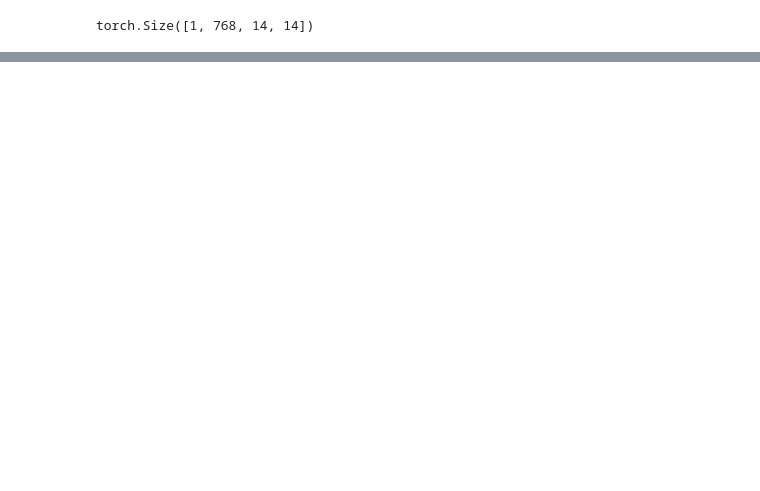
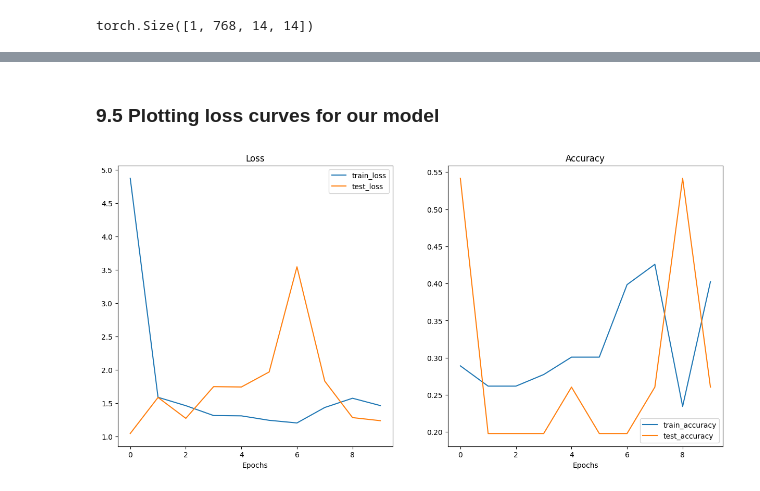
Before and after one commit to VanLinLin/PyTorch-for-Deep-Learning-Bootcamp, a Jupyter notebook: 08_pytorch_paper_replicating.ipynb, the cells around one changed output, grey strips where cells are left out. Drawn from its saved outputs; the diff is of its cells as text; code cells hidden in the pictures; blank space fills up the shorter version.

```diff
--- a/08_pytorch_paper_replicating.ipynb
+++ b/08_pytorch_paper_replicating.ipynb
@@ -373,0 +1078,11 @@ torch.Size([1, 768, 14, 14])
+# %%
+set_seeds()
+
+# Create a random image tensor with same shape as a single image
+random_image_tensor = torch.randn(1, 3, 224, 224)
+
+# Create an instance of ViT with the number of classes we're working with (pizza, steak and susui)
+vit = ViT(num_classes=len(class_names))
+
+# Pass the random image tensor to our ViT instance
+vit(random_image_tensor)
@@ -373,0 +1137,21 @@ torch.Size([1, 768, 14, 14])
+# %%
+from going_modular import engine
+
+
+set_seeds()
+
+optimizer = torch.optim.Adam(params=vit.parameters(),
+                             lr=1e-3,
+                             betas=(.9, .999),
+                             weight_decay=.1)
+
+loss_fn = torch.nn.CrossEntropyLoss()
+
+
+results = engine.train(model=vit.to(device),
+                       train_dataloader=train_dataloader,
+                       test_dataloader=test_dataloader,
+                       optimizer=optimizer,
+                       loss_fn=loss_fn,
+                       epochs=10,
+                       device=device)
@@ -373,0 +1189,8 @@ torch.Size([1, 768, 14, 14])
+# %% [markdown]
+### 9.5 Plotting loss curves for our model
+# %%
+from helper_function import plot_loss_curves
+
+plot_loss_curves(results)
+# %% [output]
+[figure, added]
```
Also changed, not shown: parts of 81 cells of this notebook.
